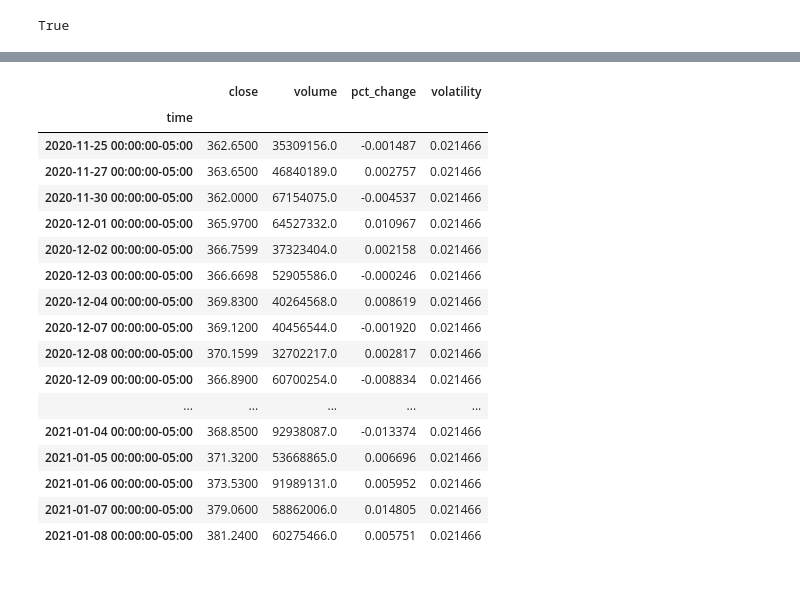
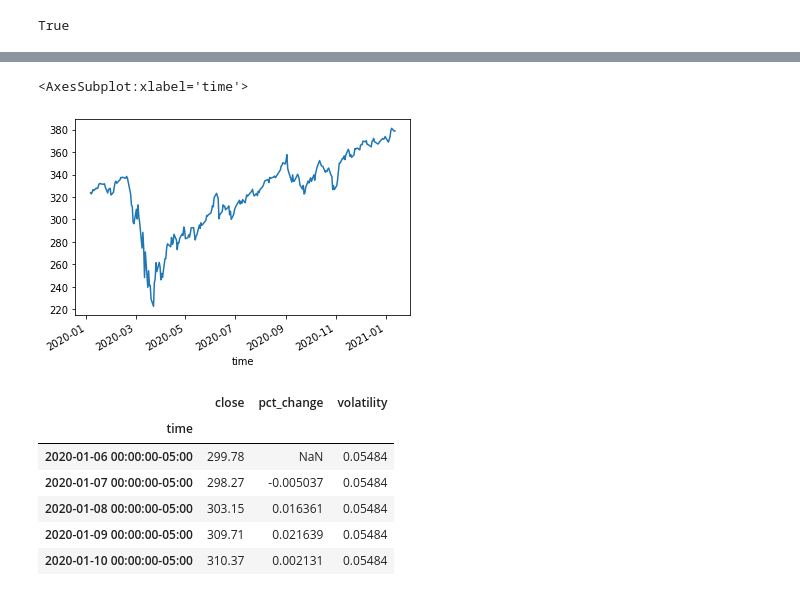
Before and after one commit to jtmcginley123/project-two, a Jupyter notebook: Asif/stock_df.ipynb, the cells around one changed output, grey strips where cells are left out. Drawn from its saved outputs; the diff is of its cells as text; code cells hidden in the pictures.

```diff
--- a/Asif/stock_df.ipynb
+++ b/Asif/stock_df.ipynb
@@ -68,23 +67,18 @@ df_spy = get_columns(df_spy)
-# %%
-df_spy = calc_daily_returns(df_spy)
-# %%
-df_spy.tail(30)
-# %% [output]
-|  | close | volume | pct_change | volatility |
-| time |  |  |  |  |
-| 2020-11-25 00:00:00-05:00 | 362.6500 | 35309156.0 | -0.001487 | 0.021466 |
-| 2020-11-27 00:00:00-05:00 | 363.6500 | 46840189.0 | 0.002757 | 0.021466 |
-| 2020-11-30 00:00:00-05:00 | 362.0000 | 67154075.0 | -0.004537 | 0.021466 |
-| 2020-12-01 00:00:00-05:00 | 365.9700 | 64527332.0 | 0.010967 | 0.021466 |
-| 2020-12-02 00:00:00-05:00 | 366.7599 | 37323404.0 | 0.002158 | 0.021466 |
-| 2020-12-03 00:00:00-05:00 | 366.6698 | 52905586.0 | -0.000246 | 0.021466 |
-| 2020-12-04 00:00:00-05:00 | 369.8300 | 40264568.0 | 0.008619 | 0.021466 |
-| 2020-12-07 00:00:00-05:00 | 369.1200 | 40456544.0 | -0.001920 | 0.021466 |
-| 2020-12-08 00:00:00-05:00 | 370.1599 | 32702217.0 | 0.002817 | 0.021466 |
-| 2020-12-09 00:00:00-05:00 | 366.8900 | 60700254.0 | -0.008834 | 0.021466 |
-| ... | ... | ... | ... | ... |
-| 2021-01-04 00:00:00-05:00 | 368.8500 | 92938087.0 | -0.013374 | 0.021466 |
-| 2021-01-05 00:00:00-05:00 | 371.3200 | 53668865.0 | 0.006696 | 0.021466 |
-| 2021-01-06 00:00:00-05:00 | 373.5300 | 91989131.0 | 0.005952 | 0.021466 |
-| 2021-01-07 00:00:00-05:00 | 379.0600 | 58862006.0 | 0.014805 | 0.021466 |
-| 2021-01-08 00:00:00-05:00 | 381.2400 | 60275466.0 | 0.005751 | 0.021466 |
+# %%
+df_spy.close.plot()
+# %% [output]
+<AxesSubplot:xlabel='time'>
+[figure, added]
+# %%
+df_aapl = get_data("AAPL")
+df_aapl = get_columns(df_aapl)
+df_aapl = calc_data(df_aapl)
+df_aapl.head()
+# %% [output]
+|  | close | pct_change | volatility |
+| time |  |  |  |
+| 2020-01-06 00:00:00-05:00 | 299.78 | NaN | 0.05484 |
+| 2020-01-07 00:00:00-05:00 | 298.27 | -0.005037 | 0.05484 |
+| 2020-01-08 00:00:00-05:00 | 303.15 | 0.016361 | 0.05484 |
+| 2020-01-09 00:00:00-05:00 | 309.71 | 0.021639 | 0.05484 |
+| 2020-01-10 00:00:00-05:00 | 310.37 | 0.002131 | 0.05484 |
```
Also changed, not shown: parts of 28 cells of this notebook.
